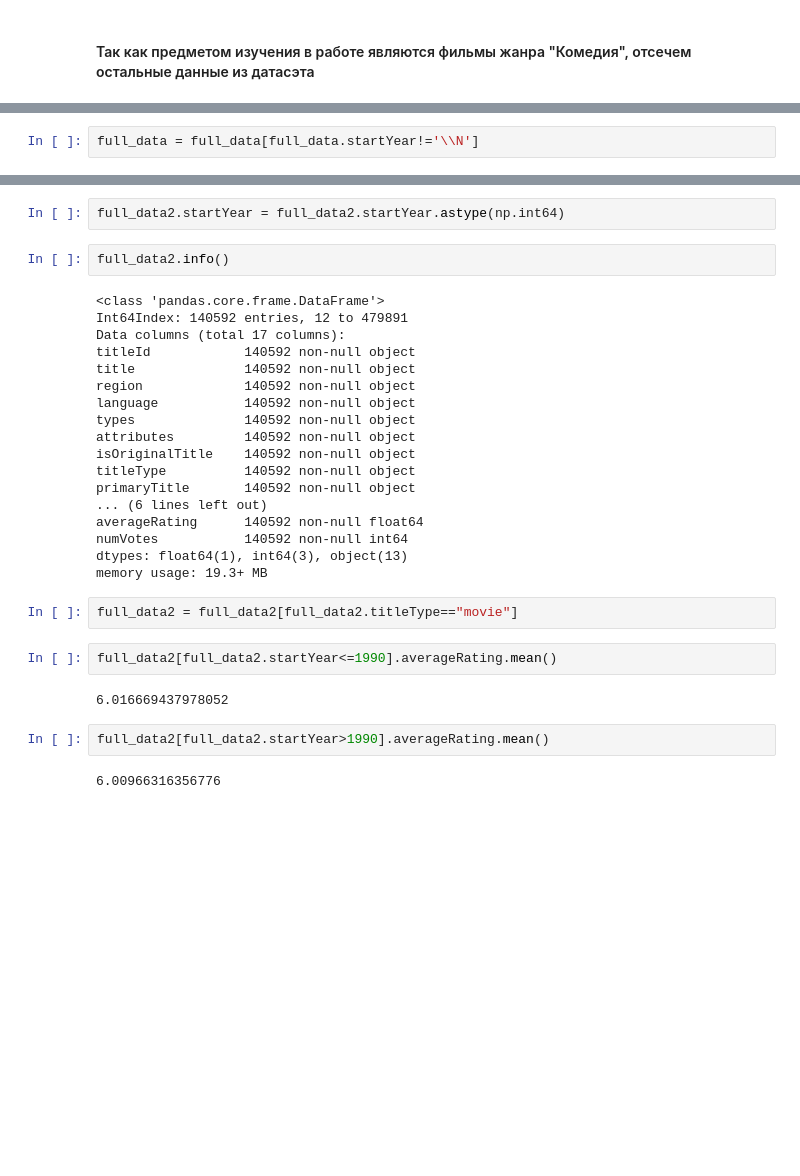
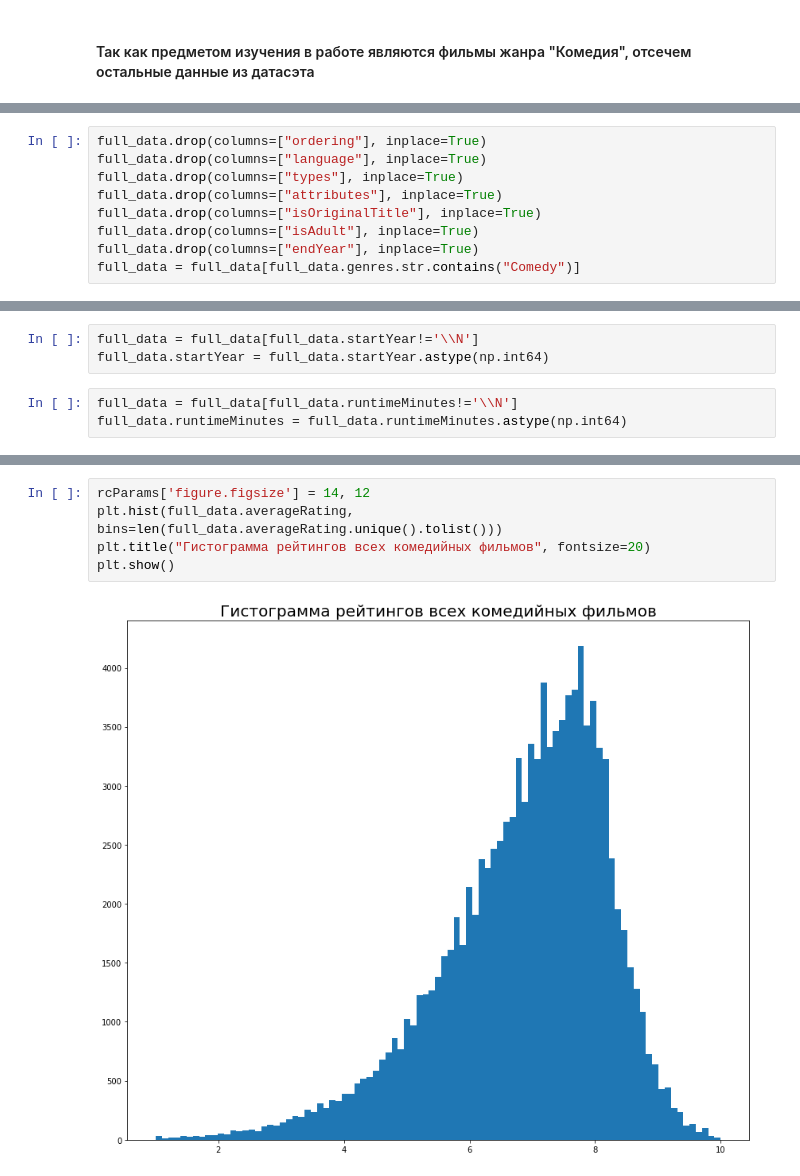
Before and after one commit to Bocharick/GeekBrains_AI_ThProb_and_MathStat, a Jupyter notebook: CourseProject/main.ipynb, the cells around one changed output, grey strips where cells are left out. Saved outputs shown, nothing was run; the diff lists cells and outputs as text; blank space fills up the shorter version.

```diff
--- a/CourseProject/main.ipynb
+++ b/CourseProject/main.ipynb
@@ -118,3 +120,12 @@ full_data = full_data[full_data.genres.str.contains("Comedy")]
+# %%
+full_data.drop(columns=["ordering"], inplace=True)
+full_data.drop(columns=["language"], inplace=True)
+full_data.drop(columns=["types"], inplace=True)
+full_data.drop(columns=["attributes"], inplace=True)
+full_data.drop(columns=["isOriginalTitle"], inplace=True)
+full_data.drop(columns=["isAdult"], inplace=True)
+full_data.drop(columns=["endYear"], inplace=True)
+full_data = full_data[full_data.genres.str.contains("Comedy")]
 # %%
 full_data.info()
 # %% [output]
@@ -138,5 +148,9 @@ memory usage: 20.4+ MB
 # %%
 full_data = full_data[full_data.startYear!='\\N']
+full_data.startYear = full_data.startYear.astype(np.int64)
+# %%
+full_data = full_data[full_data.runtimeMinutes!='\\N']
+full_data.runtimeMinutes = full_data.runtimeMinutes.astype(np.int64)
 # %%
 full_data.info()
 # %% [output]
@@ -164,32 +173,7 @@ full_data2.drop(columns=["ordering"], inplace=True)
-# %%
-full_data2.startYear = full_data2.startYear.astype(np.int64)
-# %%
-full_data2.info()
-# %% [output]
-<class 'pandas.core.frame.DataFrame'>
-Int64Index: 140592 entries, 12 to 479891
-Data columns (total 17 columns):
-titleId            140592 non-null object
-title              140592 non-null object
-region             140592 non-null object
-language           140592 non-null object
-types              140592 non-null object
-attributes         140592 non-null object
-isOriginalTitle    140592 non-null object
-titleType          140592 non-null object
-primaryTitle       140592 non-null object
-... (6 lines left out)
-averageRating      140592 non-null float64
-numVotes           140592 non-null int64
-dtypes: float64(1), int64(3), object(13)
-memory usage: 19.3+ MB
-# %%
-full_data2 = full_data2[full_data2.titleType=="movie"]
-# %%
-full_data2[full_data2.startYear<=1990].averageRating.mean()
-# %% [output]
-6.016669437978052
-# %%
-full_data2[full_data2.startYear>1990].averageRating.mean()
-# %% [output]
-6.00966316356776
+# %%
+rcParams['figure.figsize'] = 14, 12
+plt.hist(full_data.averageRating, bins=len(full_data.averageRating.unique().tolist()))
+plt.title("Гистограмма рейтингов всех комедийных фильмов", fontsize=20)
+plt.show()
+# %% [output]
+[figure, added]
```
Also changed, not shown: parts of 30 cells of this notebook.
